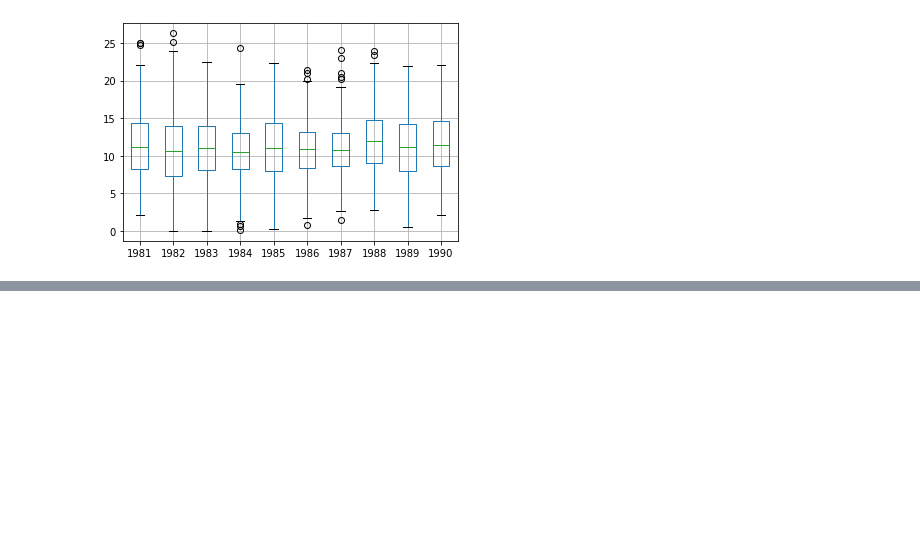
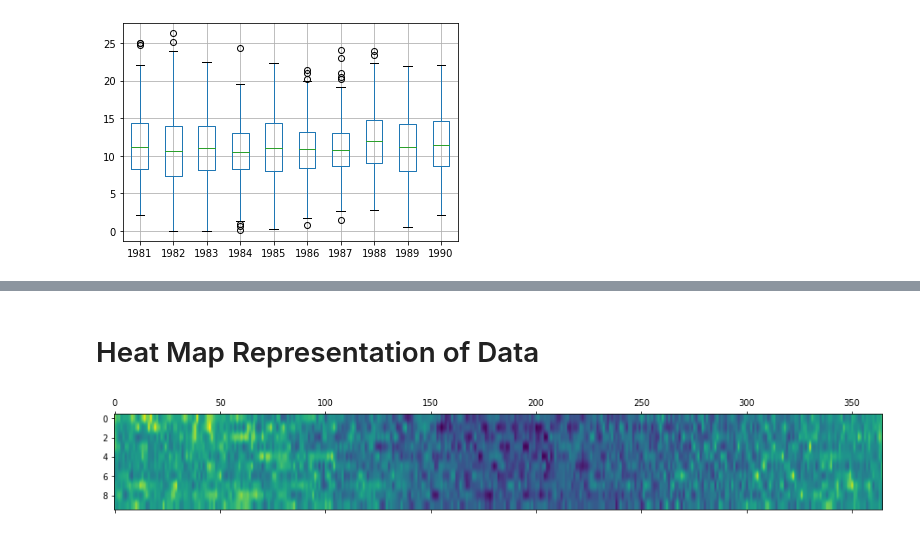
Before and after one commit to kenneth-craig/academyPub, a Jupyter notebook: Time Series Data.ipynb, the cells around one changed output, grey strips where cells are left out. Saved outputs shown, nothing was run; the diff lists cells and outputs as text; code cells hidden in the pictures; blank space fills up the shorter version.

```diff
--- a/Time Series Data.ipynb
+++ b/Time Series Data.ipynb
@@ -55,0 +80,21 @@ pyplot.show()
+# %% [markdown]
+# Heat Map Representation of Data
+# %%
+import pandas as pd
+from matplotlib import pyplot
+
+# Years represented by rows & Days represetned by Columns in the plot
+series = pd.read_csv('daily-minimum-temperatures.csv', header=0, index_col=0, parse_dates=True, squeeze=True)
+
+# Group by A:Annual
+groups = series.groupby(pd.Grouper(freq='A'))
+years = pd.DataFrame()
+
+for name, group in groups:
+  years[name.year] = group.values
+years = years.T
+
+pyplot.matshow(years, interpolation=None, aspect='auto')
+pyplot.show()
+# %% [output]
+[figure, added]
```
Also changed, not shown: parts of 6 cells of this notebook.
